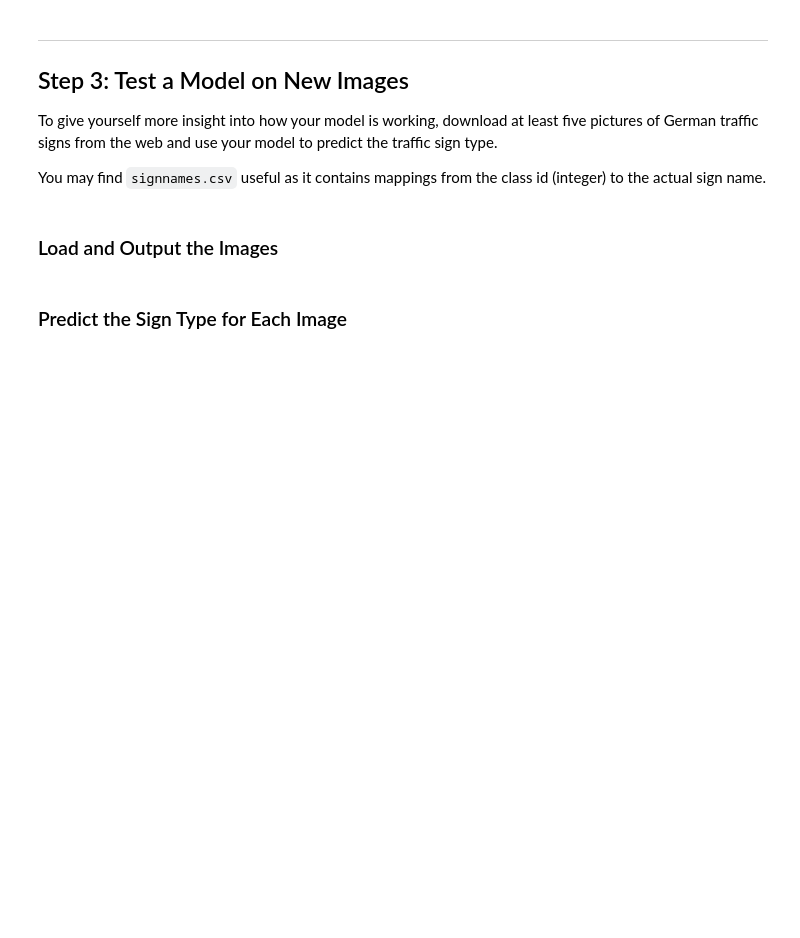
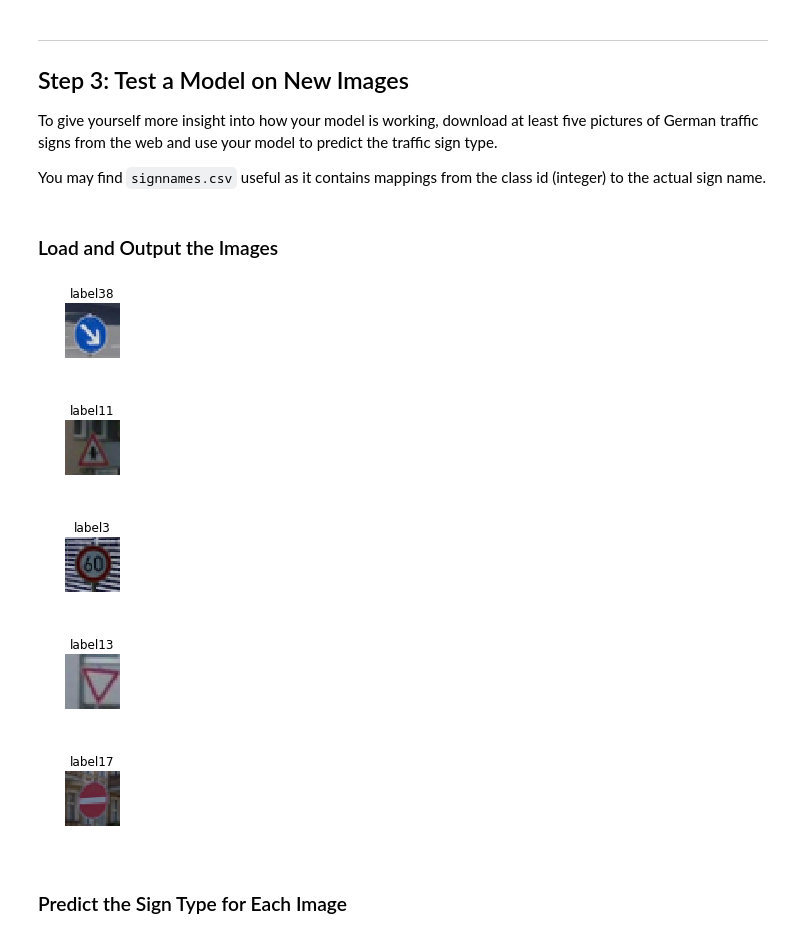
Before and after one commit to glebashnik/CarND-Traffic-Sign-Classifier-Project, a Jupyter notebook: Traffic_Sign_Classifier.ipynb, the cells around one changed output. Drawn from its saved outputs; the diff is of its cells as text; code cells hidden in the pictures; blank space fills up the shorter version.

```diff
--- a/Traffic_Sign_Classifier.ipynb
+++ b/Traffic_Sign_Classifier.ipynb
@@ -365,3 +358,30 @@ You may find `signnames.csv` useful as it contains mappings from the class id (i
+# %%
+### Load the images and plot them here.
+### Feel free to use as many code cells as needed.
+import os
+from scipy import misc
+
+path = 'images/'
+files = os.listdir(path)
+labels = [int(f[:-4]) for f in files]
+images = np.array([misc.imread(path + f)[:,:,:3] for f in files])
+
+def plot_images(images, titles):
+    for image, title in zip(images, titles):
+        plt.figure(figsize=(1, 1))
+        plt.axis("off")
+        plt.imshow(image)
+        plt.title(title)
+        plt.show()
+
+titles = ['label' + str(l) for l in labels]
+plot_images(images, titles)
+# %% [output]
+[figure, added]
+[figure, added]
+[figure, added]
+[figure, added]
+[figure, added]
 # %% [markdown]
 ### Predict the Sign Type for Each Image
 # %%
```
Also changed, not shown: parts of 12 cells of this notebook, 6 other files.
